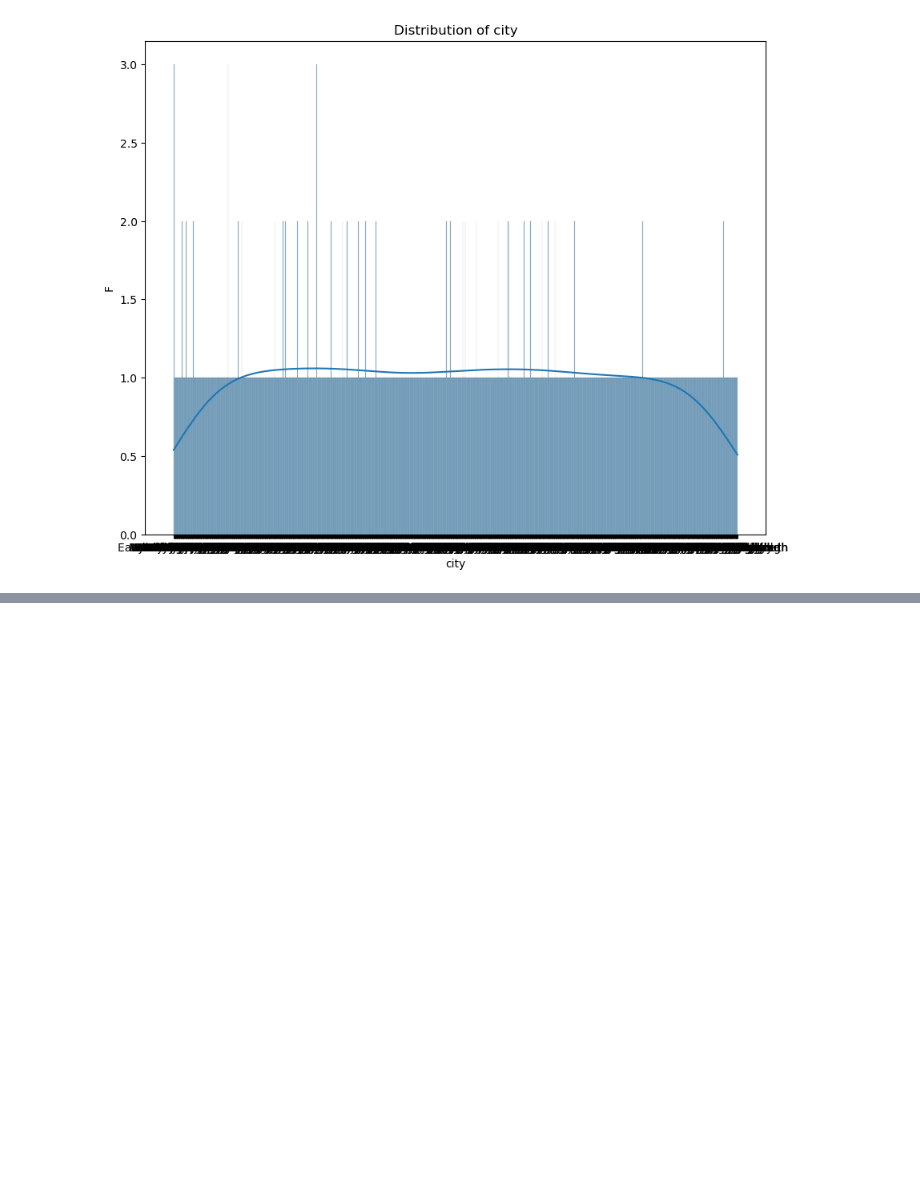
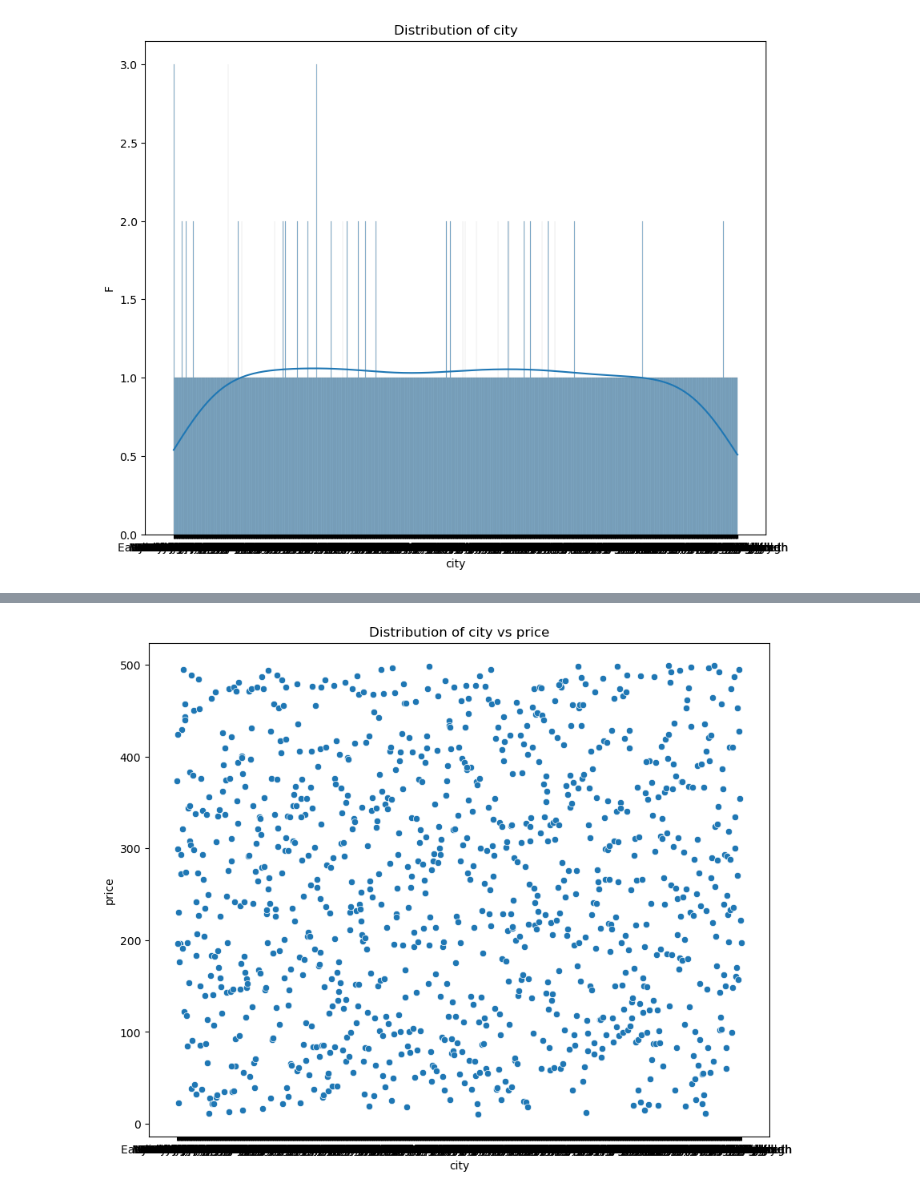
Before and after one commit to kolithawarnakulasooriya/E2E-ml-flow, a Jupyter notebook: jpbooks/analysis.ipynb, the cells around one changed output, grey strips where cells are left out. Drawn from its saved outputs; the diff is of its cells as text; code cells hidden in the pictures; blank space fills up the shorter version.

Commit message:
update bi variant analysis

```diff
--- a/jpbooks/analysis.ipynb
+++ b/jpbooks/analysis.ipynb
@@ -80,0 +81,8 @@ nva.setOptions('city').analyse(df)
+# %%
+from src.analysis.varient_analysis import NumericalBiVarientAnalysis
+
+# Univarient analysers
+nbva = NumericalBiVarientAnalysis('city', 'price')
+nbva.analyse(df)
+# %% [output]
+[figure, added]
```
Also changed, not shown: parts of 3 cells of this notebook, 4 other files.
